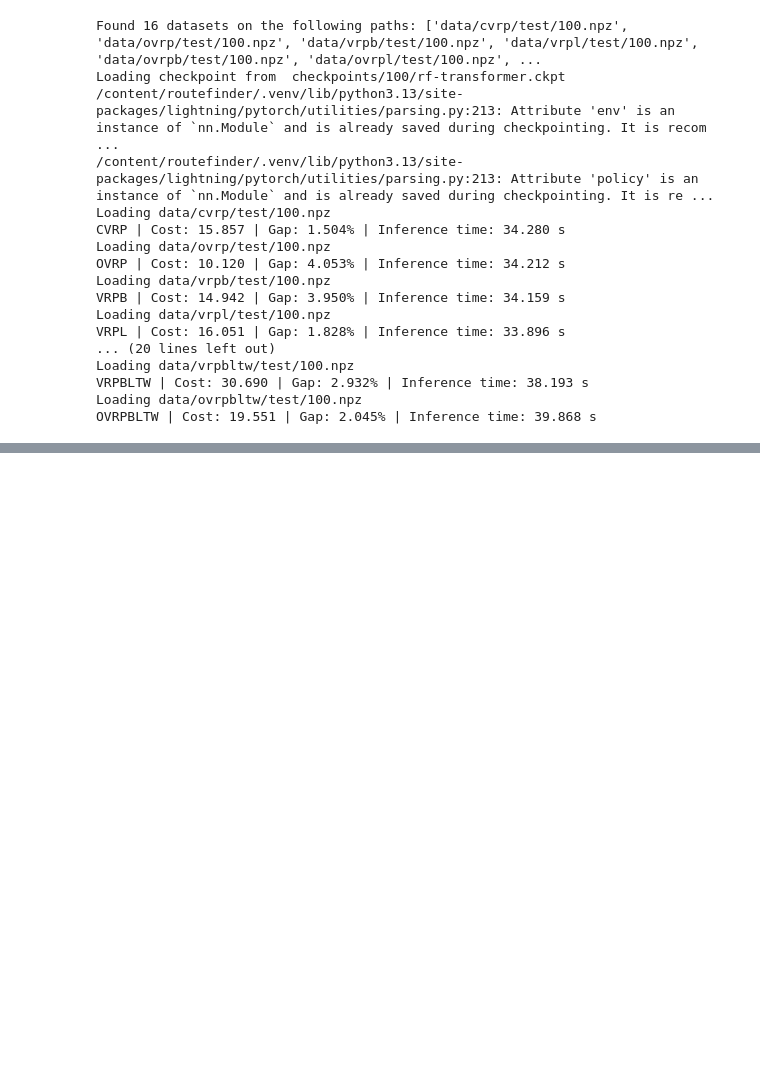
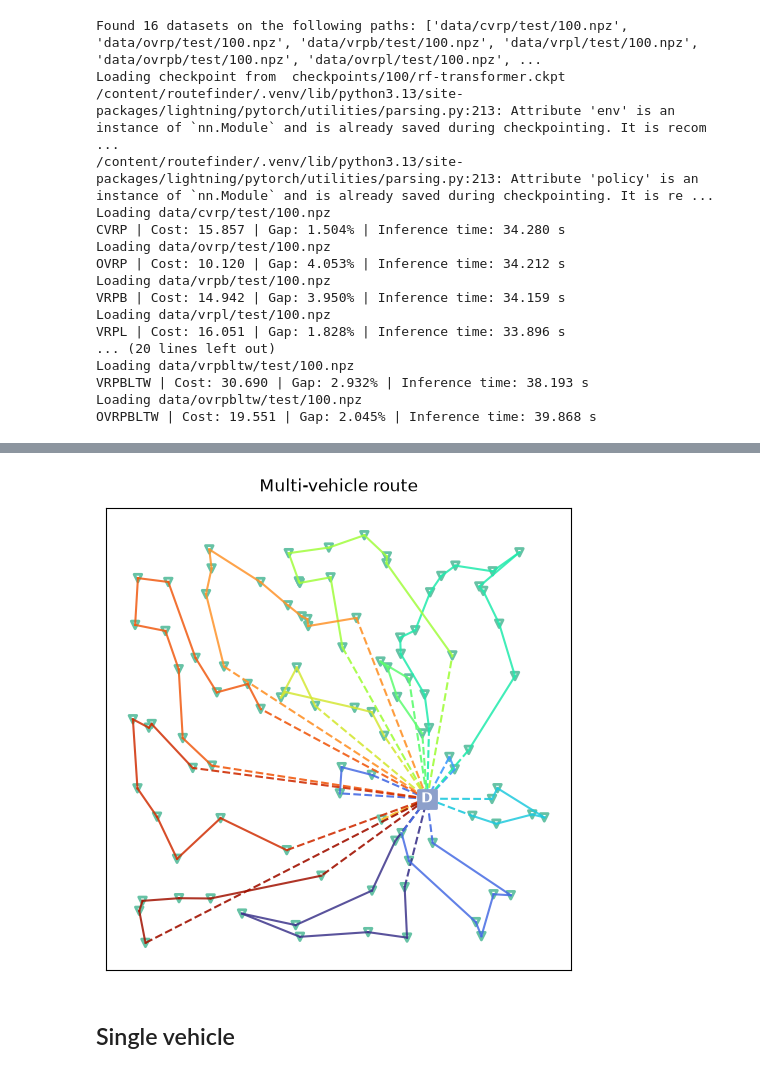
Before and after one commit to PabloR0driguez/routefinder, a Jupyter notebook: Baselines_Runner_Colab.ipynb, the cells around one changed output, grey strips where cells are left out. Saved outputs shown, nothing was run; the diff lists cells and outputs as text; code cells hidden in the pictures; blank space fills up the shorter version.

```diff
--- a/Baselines_Runner_Colab.ipynb
+++ b/Baselines_Runner_Colab.ipynb
@@ -156,0 +303,8 @@ OVRPBLTW | Cost: 19.608 | Gap: 2.337% | Inference time: 56.593 s
+# %%
+from IPython.display import Image, display
+
+display(Image(filename="multivehicle_route.png"))
+# %% [output]
+[figure, added]
+# %% [markdown]
+## Single vehicle
```
Also changed, not shown: parts of 8 cells of this notebook, 7 other files.
